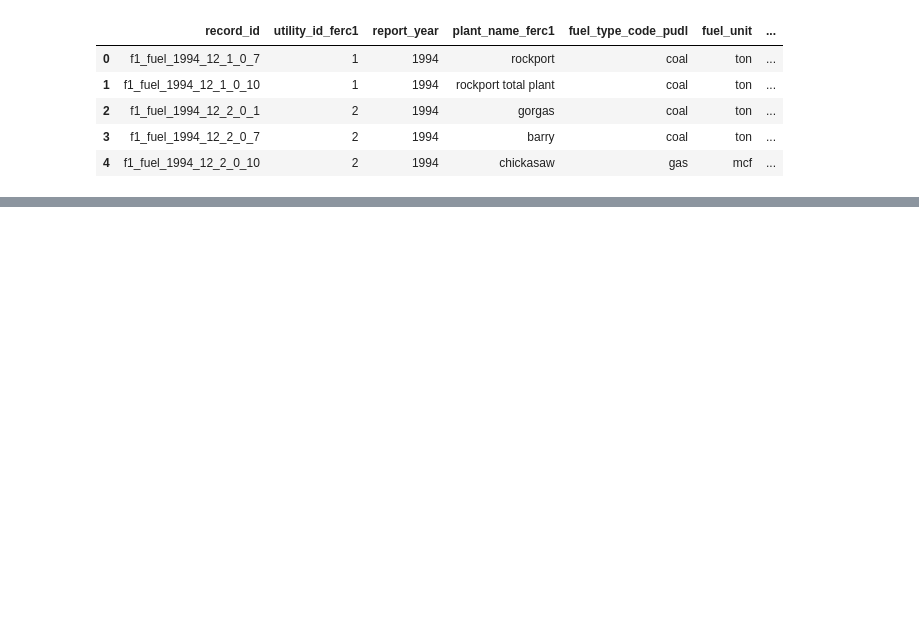
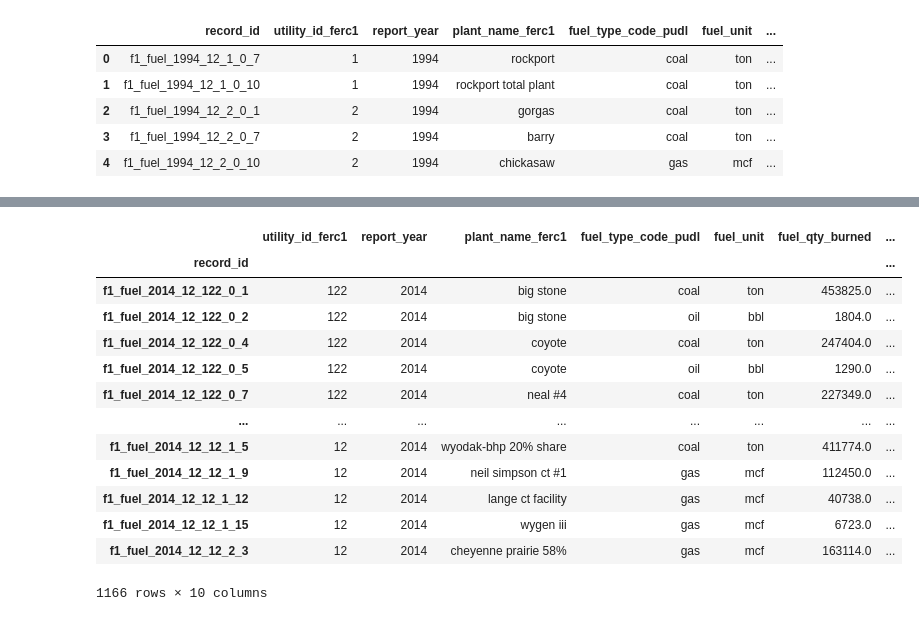
Before and after one commit to segunoloro/Hamoye, a Jupyter notebook: Hamoye.ipynb, the cells around one changed output, grey strips where cells are left out. Drawn from its saved outputs; the diff is of its cells as text; code cells hidden in the pictures; blank space fills up the shorter version.

```diff
--- a/Hamoye.ipynb
+++ b/Hamoye.ipynb
@@ -141,0 +252,17 @@ data.groupby('report_year')['fuel_cost_per_unit_delivered'].mean().idxmax()
+# %%
+data2.loc[data2['report_year']==2014]
+# %% [output]
+|  | utility_id_ferc1 | report_year | plant_name_ferc1 | fuel_type_code_pudl | fuel_unit | fuel_qty_burned | ... |
+| record_id |  |  |  |  |  |  | ... |
+| f1_fuel_2014_12_122_0_1 | 122 | 2014 | big stone | coal | ton | 453825.0 | ... |
+| f1_fuel_2014_12_122_0_2 | 122 | 2014 | big stone | oil | bbl | 1804.0 | ... |
+| f1_fuel_2014_12_122_0_4 | 122 | 2014 | coyote | coal | ton | 247404.0 | ... |
+| f1_fuel_2014_12_122_0_5 | 122 | 2014 | coyote | oil | bbl | 1290.0 | ... |
+| f1_fuel_2014_12_122_0_7 | 122 | 2014 | neal #4 | coal | ton | 227349.0 | ... |
+| ... | ... | ... | ... | ... | ... | ... | ... |
+| f1_fuel_2014_12_12_1_5 | 12 | 2014 | wyodak-bhp 20% share | coal | ton | 411774.0 | ... |
+| f1_fuel_2014_12_12_1_9 | 12 | 2014 | neil simpson ct #1 | gas | mcf | 112450.0 | ... |
+| f1_fuel_2014_12_12_1_12 | 12 | 2014 | lange ct facility | gas | mcf | 40738.0 | ... |
+| f1_fuel_2014_12_12_1_15 | 12 | 2014 | wygen iii | gas | mcf | 6723.0 | ... |
+| f1_fuel_2014_12_12_2_3 | 12 | 2014 | cheyenne prairie 58% | gas | mcf | 163114.0 | ... |
+1166 rows × 10 columns
```
Also changed, not shown: parts of 69 cells of this notebook.
